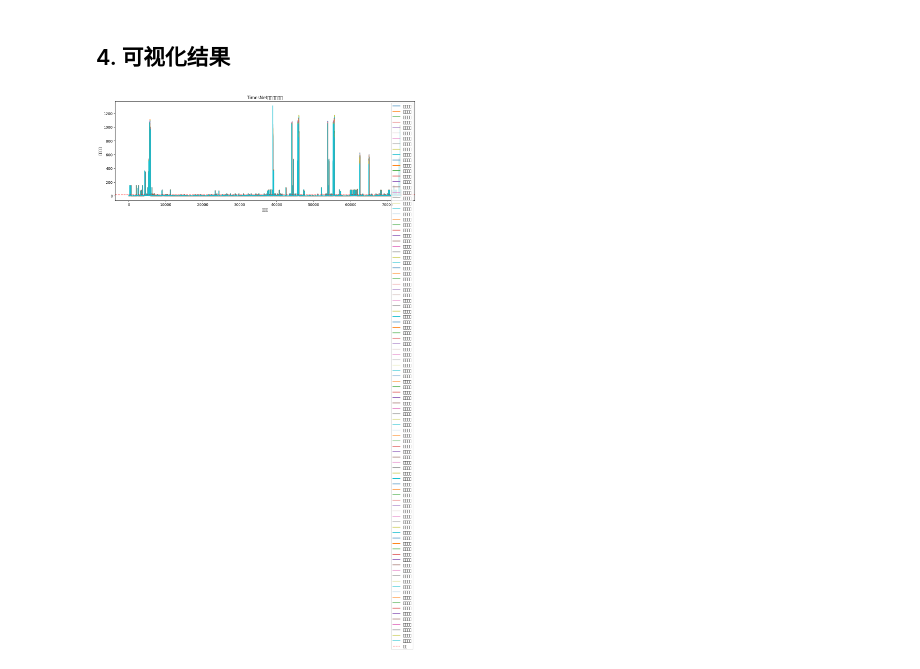
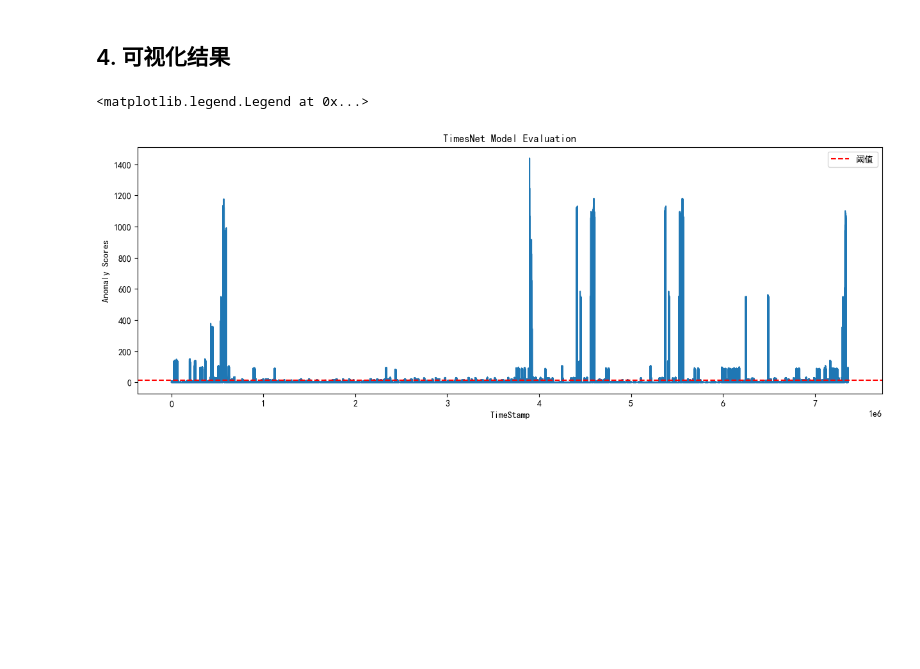
Before and after one commit to zenon-lzz/AnomalyDetectionLib, a Jupyter notebook: examples/TimesNet.ipynb, the cells around one changed output. Saved outputs shown, nothing was run; the diff lists cells and outputs as text; code cells hidden in the pictures; blank space fills up the shorter version.

```diff
--- a/examples/TimesNet.ipynb
+++ b/examples/TimesNet.ipynb
@@ -22,7 +22,7 @@ from tsadlib.utils.constants import PROJECT_ROOT
 
 # Set up device for computation (CUDA GPU, Apple M1/M2 GPU, or CPU)
 if torch.cuda.is_available():
-    device = 'cuda:0'
+    device = 'cuda:1'
 elif torch.backends.mps.is_available():
     device = 'mps'
 else:
@@ -32,7 +32,7 @@ print(f'use device: {device}')
 device = torch.device(device)
 
 # Define paths for dataset and model checkpoints
-DATASET_ROOT = '/Users/liuzhenzhou/Documents/backup/datasets/anomaly_detection/npy'
+DATASET_ROOT = 'E:\\liuzhenzhou\\datasets'
 DATASET_TYPE = 'MSL'  # Mars Science Laboratory dataset
 CHECKPOINTS = os.path.join(PROJECT_ROOT, 'checkpoints')
 
@@ -41,7 +41,7 @@ args = ConfigType(**{
     'root_path': os.path.join(DATASET_ROOT, DATASET_TYPE),
     'dataset': DATASET_TYPE,
     'seq_len': 100,  # Length of input sequence
-    'batch_size': 32,  # Number of samples per batch
+    'batch_size': 128,  # Number of samples per batch
     'num_workers': 10,  # Number of data loading workers
     'top_k': 3,  # Top k time-frequency combinations
     'd_model': 8,  # Dimension of model
@@ -149,7 +141,7 @@ with torch.no_grad():
     for i, (batch_x, batch_y) in enumerate(train_loader):
         batch_x = batch_x.float().to(device)
         # reconstruction
-        outputs = model(batch_x, None, None, None)
+        outputs = model(batch_x)
         # criterion
         score = torch.mean(anomaly_criterion(batch_x, outputs), dim=-1)
         score = score.detach().cpu().numpy()
@@ -178,7 +170,7 @@ from tsadlib import threshold
 final_threshold = threshold.percentile_threshold(combined_scores, 99)
 
 # Generate predictions based on threshold
-pred_labels = (test_scores > threshold).astype(int)
+pred_labels = (test_scores > final_threshold).astype(int)
 
 # Calculate evaluation metrics
 precision, recall, f1, _ = precision_recall_fscore_support(test_labels, pred_labels, average='binary')
@@ -211,13 +186,15 @@ F1-score: 0.1305
 ## 4. 可视化结果
 # %%
 import matplotlib.pyplot as plt
+plt.rcParams['font.sans-serif'] = ['SimHei']
 
 plt.figure(figsize=(15, 5))
 plt.plot(test_scores)
 plt.axhline(y=final_threshold, color='r', linestyle='--', label='阈值')
 plt.title('TimesNet Model Evaluation')
 plt.xlabel('TimeStamp')
 plt.ylabel('Anomaly Scores')
 plt.legend()
 # %% [output]
+<matplotlib.legend.Legend at 0x...>
-[figure, old version]
+[figure, new version]
```
Also changed, not shown: parts of 3 cells of this notebook, 4 other files.
